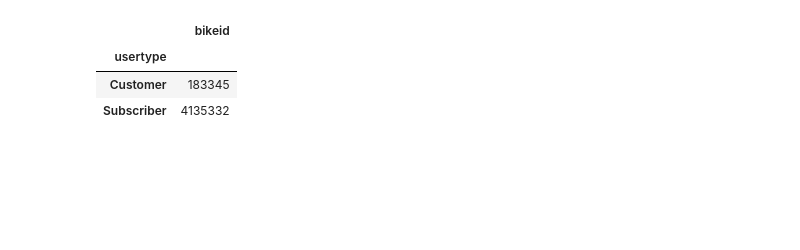
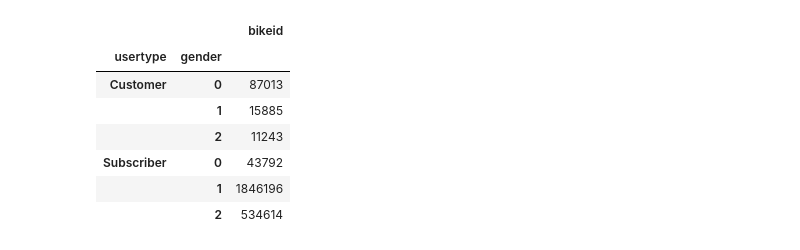
Before and after one commit to gaguinaldo/uscdatabootcamp, a Jupyter notebook: hw-15/homework-april-08.ipynb, the cells around one changed output. Saved outputs shown, nothing was run; the diff lists cells and outputs as text; code cells hidden in the pictures; blank space fills up the shorter version.

```diff
--- a/hw-15/homework-april-08.ipynb
+++ b/hw-15/homework-april-08.ipynb
@@ -79,4 +86,21 @@ df_sample.head()
+# %%
+def distance_latlong(d):
+    R = 6373
+    lat1_r = radians(d['start station latitude'])
+    lon1_r = radians(d['start station longitude'])
+    lat2_r = radians(d['end station latitude'])
+    lon2_r = radians(d['end station longitude'])
+
+    dlon_r = lon2_r - lon1_r
+    dlat_r = lat2_r - lat1_r
+
+    a = sin(dlat_r / 2)**2 + cos(lat1_r) * cos(lat2_r) * sin(dlon_r / 2)**2
+    c = 2 * atan2(sqrt(a), sqrt(1 - a))
+
+    distance = R * c * 0.621371
+    return distance
 # %%
+df_sample['distance_miles'] = df_sample.apply(distance_latlong, axis=1)
 df_sample['hour'] = df_sample['starttime'].apply(lambda x: datetime.strptime(x, '%Y-%m-%d %H:%M:%S').hour)
 df_sample['month'] = df_sample['starttime'].apply(lambda x: datetime.strptime(x, '%Y-%m-%d %H:%M:%S').month)
 df_sample['year'] = df_sample['starttime'].apply(lambda x: datetime.strptime(x, '%Y-%m-%d %H:%M:%S').year)
@@ -250,4 +276,8 @@ min      6.100000e+01
 max      4.421929e+06
 Name: tripduration, dtype: float64
+# %%
+percent_cuts_duration = np.percentile(df_sample['tripduration'], [0, 25, 75, 90, 100])
+percent_cuts_miles = np.percentile(df_sample['distance_miles'], [0, 25, 75, 90, 100])
 # %%
-df_sample['bin_duration'] = pd.cut(df_sample['tripduration'], [0, 500, 900, 1000000], labels=['short', 'medium', 'long'])
+df_sample['bin_duration'] = pd.cut(df_sample['tripduration'], percent_cuts_duration, labels=['short', 'medium', 'long', 'extralong'])
+df_sample['bin_distance'] = pd.cut(df_sample['distance_miles'], percent_cuts_miles, labels=['short', 'medium', 'long', 'extralong'])
@@ -333,7 +354,11 @@ df_sample.shape
 # %%
-df_sample[['usertype', 'bikeid']].groupby(['usertype']).count()
+df_sample[['usertype', 'bikeid', 'gender']].groupby(['usertype', 'gender']).count()
 # %% [output]
-|  | bikeid |
-| usertype |  |
-| Customer | 183345 |
-| Subscriber | 4135332 |
+|  |  | bikeid |
+| usertype | gender |  |
+| Customer | 0 | 87013 |
+|  | 1 | 15885 |
+|  | 2 | 11243 |
+| Subscriber | 0 | 43792 |
+|  | 1 | 1846196 |
+|  | 2 | 534614 |
```
Also changed, not shown: parts of 36 cells of this notebook.
